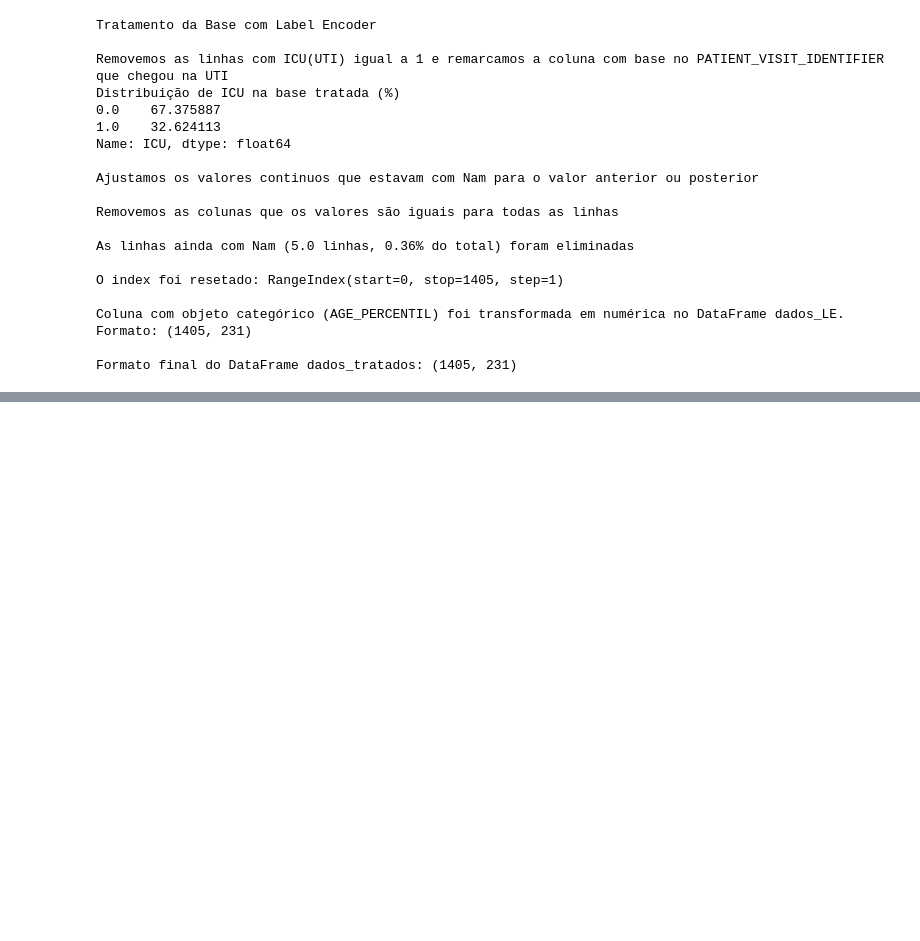
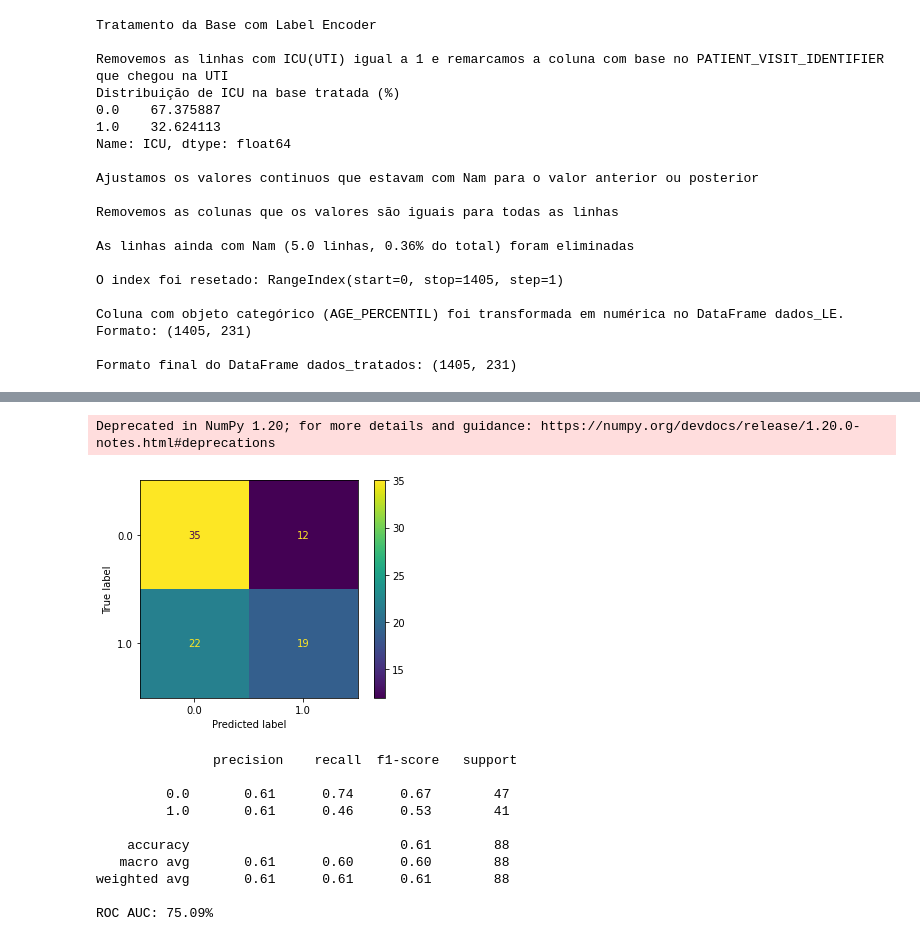
Before and after one commit to ricardosaj/ProjetoFinalBootcampAluraDataScience, a Jupyter notebook: ProjetoBCFinal.ipynb, the cells around one changed output, grey strips where cells are left out. Saved outputs shown, nothing was run; the diff lists cells and outputs as text; code cells hidden in the pictures; blank space fills up the shorter version.

```diff
--- a/ProjetoBCFinal.ipynb
+++ b/ProjetoBCFinal.ipynb
@@ -181,3 +168,21 @@ Coluna com objeto categórico (AGE_PERCENTIL) foi transformada em numérica no D
 Formato: (1405, 231)
 
 Formato final do DataFrame dados_tratados: (1405, 231)
+# %%
+print("\nTratamento da Base com One Hot Encoder")
+
+if len(colunas_categoricas) ==1:
+  categorica = np.array(dados_tratados[colunas_categoricas]).reshape(-1, 1)
+  OHE = OneHotEncoder()
+  categorica_OHE = pd.DataFrame(OHE.fit_transform(categorica).toarray())
+  dados_OHE = pd.concat([dados_tratados.drop(colunas_categoricas, axis=1), categorica_OHE], ignore_index=True, axis=1)
+  colunas = list(dados_tratados.columns)
+  colunas.remove(colunas_categoricas[0])
+  colunas_novas = list(dados_tratados[colunas_categoricas[0]].unique())
+  colunas_novas.sort()
+  colunas.extend(colunas_novas)
+  dados_OHE.columns = colunas
+  print(f"\nTrocamos o campo AGE_PERCENTIL pelos campos binários {', '.join(colunas_novas)}")
+  print(f"\nFormato final do DataFrame dados_OHE: {dados_OHE.shape}")
+else:
+  print(f"\nColunas com objetos categóricos precisam ser tratados: {', '.join(colunas_categoricas)}")
@@ -578,0 +595,9 @@ class seleciona_modelo():
+# %%
+# cria um objeto com a classe de seleção do modelo
+selecao_LR = seleciona_modelo(LogisticRegression(max_iter=6000))
+# seleção dos parâmetros de teste para este modelo
+testes  = {'solver': ['newton-cg', 'lbfgs', 'liblinear', 'sag', 'saga']}
+# vamos começar os testes das demais funções do pipeline de forma bem ampla
+selecao_LR.testa_parametros(testes, metrica='roc_auc', lista_dados=[(dados_LE_0_2,'LE'),(dados_OHE_0_2,'OHE')],
+                            lista_reescalas=['nenhuma',StandardScaler()],
+                            selecao_menor=-100, selecao_maior=50, passo=50)
@@ -578,0 +735,15 @@ class seleciona_modelo():
+# %%
+selecao_LR.roda_pipeline_metricas(random_state=2347)
+# %% [output]
+Deprecated in NumPy 1.20; for more details and guidance: https://numpy.org/devdocs/release/1.20.0-notes.html#deprecations
+[figure, added]
+               precision    recall  f1-score   support
+
+         0.0       0.61      0.74      0.67        47
+         1.0       0.61      0.46      0.53        41
+
+    accuracy                           0.61        88
+   macro avg       0.61      0.60      0.60        88
+weighted avg       0.61      0.61      0.61        88
+
+ROC AUC: 75.09%
```
Also changed, not shown: parts of 18 cells of this notebook.
